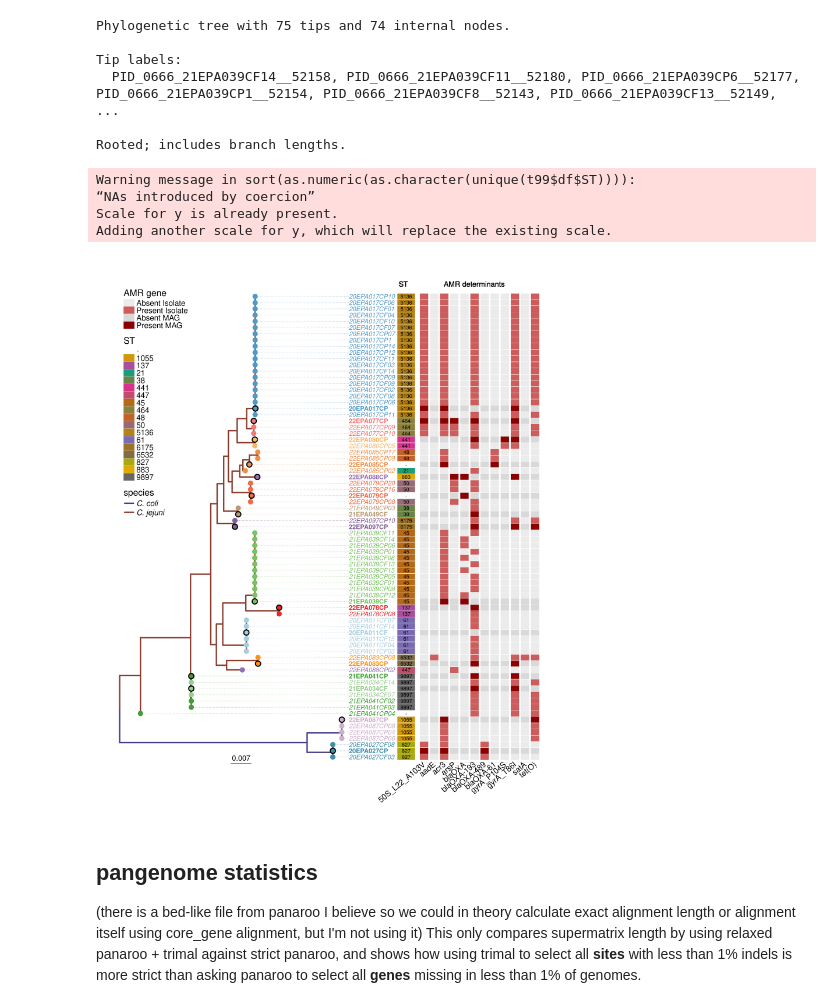
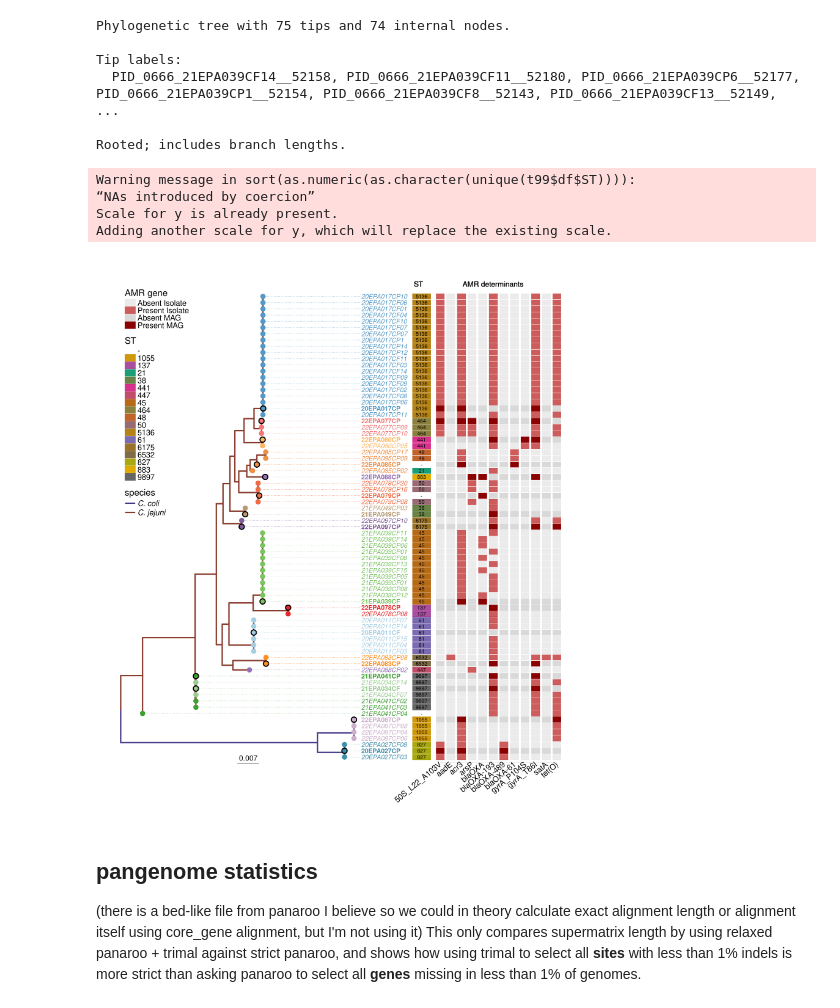
Before and after one commit to quadram-institute-bioscience/2024-campymags, a Jupyter notebook: MAG_phylogeny/plot_ml_trees_with_metadata.ipynb, the cells around one changed output. Saved outputs shown, nothing was run; the diff lists cells and outputs as text; code cells hidden in the pictures.

Commit message:
resized png figure

```diff
--- a/MAG_phylogeny/plot_ml_trees_with_metadata.ipynb
+++ b/MAG_phylogeny/plot_ml_trees_with_metadata.ipynb
@@ -349,7 +349,7 @@ getPal_ST["-"] <- "white"
 mypal <- colorRampPalette(brewer.pal(12,"Paired"))(19)
 
 # plot the tree t99$tree with the metadata from data frame t99$df
-options (repr.plot.width=20, repr.plot.height=24)
+options (repr.plot.width=21, repr.plot.height=24)
 p <- ggtree (t99$tree, aes(color=species),size=2) +
      scale_color_manual (values=c("darkslateblue", "coral4"),
         guide = guide_legend(override.aes = list(size = 8), label.theme = element_text(face = "italic")))
@@ -380,36 +380,36 @@ p <- p + geom_fruit(
         axis.params=list(axis= "x", text.size  = 8.5, text.angle=40, hjust = 1, vjust= 0.5)
         )
 p <- p + ggplot2::scale_fill_manual(values = c("noYES"="indianred","noNO"="gray92", "yesYES"="darkred","yesNO"="gray85"),
         labels=c("yesYES"="Present MAG", "noYES"="Present Isolate", "yesNO"="Absent MAG", "noNO"="Absent Isolate"),
         na.value="gray85", name="AMR gene") ## na.value is quick-and-dirty since only one all-negative
 p <- p + new_scale("colour") + new_scale ("fill")
 
 p <- p + theme(
             legend.title = element_text(size = 28),  # Adjust the size value as needed
             legend.text = element_text(size = 24),   # Adjust the size value as needed
             legend.position = c(0.05, 0.95),         # Position in the top left corner
             legend.justification = c(0, 1),          # Justify the legend to the top left corner
             legend.key.width = unit(1.2, "cm")
         )
 
 bold_idx <- ifelse (t99$tree@data$mag=="MAG", "bold", "italic")
 
 p <- p + geom_tiplab (size=7, aes(colour=sample, fontface=bold_idx), align=T, offset=0.002)
 p <- p + scale_colour_manual (values=mypal, guide="none")
 p <- p + ylim (-4, 77) + geom_treescale(fontsize=8) # + xlim(NA,0.1)
 
 p <- p + geom_text(aes(x=0.096, y=77, label="ST"), size=8, hjust=0.5)
 p <- p + geom_text(aes(x=0.12, y=77, label="AMR determinants"), size=8, hjust=0.5)
 
 p
-ggsave ("output.trimal99.pdf", p, width=20, height=24)
-ggsave ("output.trimal99.png", p, width=20, height=20)
+ggsave ("output.trimal99.pdf", p, width=21, height=24)
+ggsave ("output.trimal99.png", p, width=21, height=24)
 # %% [output]
 Warning message in sort(as.numeric(as.character(unique(t99$df$ST)))):
 “NAs introduced by coercion”
 Scale for y is already present.
 Adding another scale for y, which will replace the existing scale.
-[figure, old version]
+[figure, new version]
 # %% [markdown]
 ## pangenome statistics
 (there is a bed-like file from panaroo I believe so we could in theory calculate exact alignment length or alignment itself using core_gene alignment, but I'm not using it)
```
Also changed, not shown: parts of 1 cell of this notebook, 1 other file.
